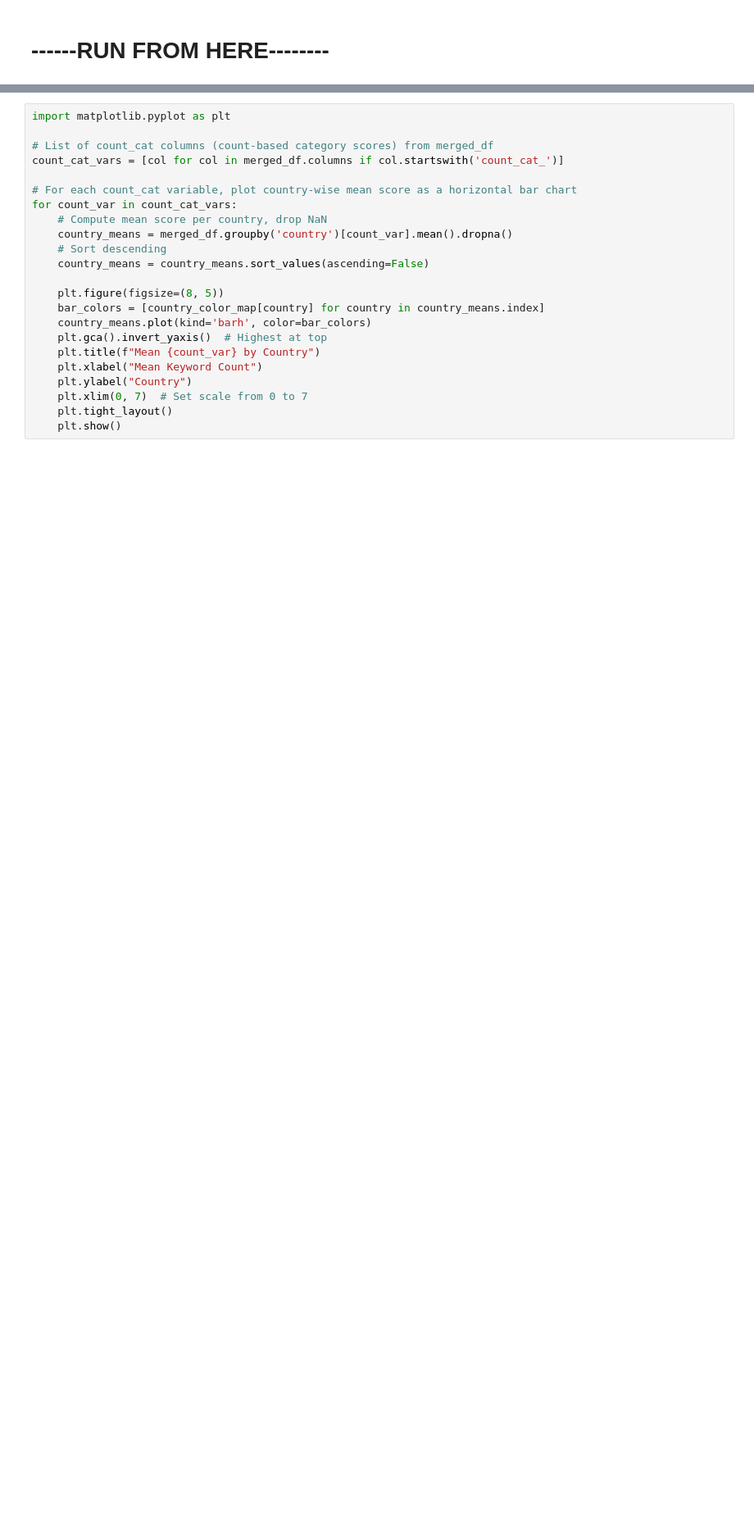
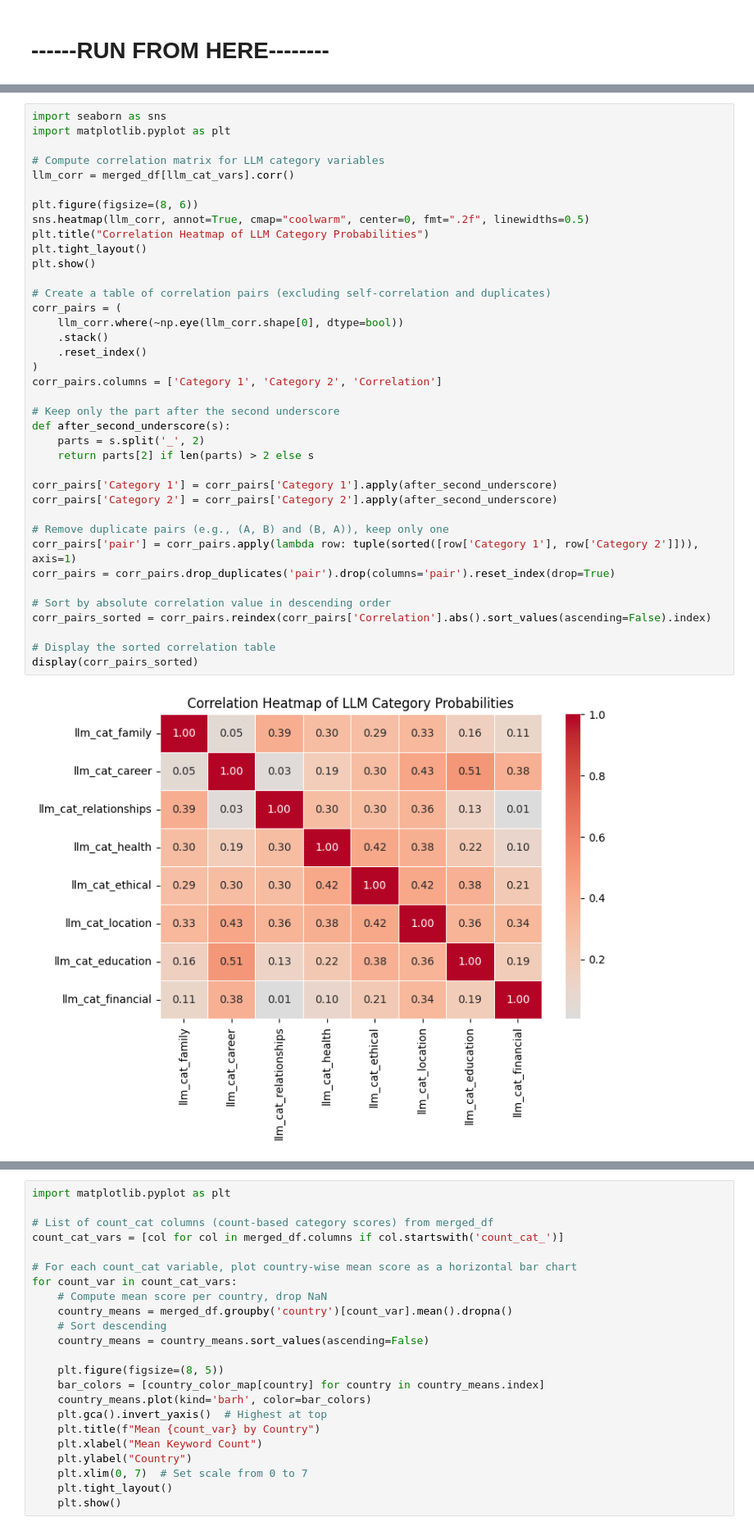
Before and after one commit to vvader24/WJC, a Jupyter notebook: Vinita/Study1_final.ipynb, the cells around one changed output, grey strips where cells are left out. Shown at 82% size. Saved outputs shown, nothing was run; the diff lists cells and outputs as text; blank space fills up the shorter version.

```diff
--- a/Vinita/Study1_final.ipynb
+++ b/Vinita/Study1_final.ipynb
@@ -492,0 +535,40 @@ for cat_var in llm_cat_vars:
+# %%
+import seaborn as sns
+import matplotlib.pyplot as plt
+
+# Compute correlation matrix for LLM category variables
+llm_corr = merged_df[llm_cat_vars].corr()
+
+plt.figure(figsize=(8, 6))
+sns.heatmap(llm_corr, annot=True, cmap="coolwarm", center=0, fmt=".2f", linewidths=0.5)
+plt.title("Correlation Heatmap of LLM Category Probabilities")
+plt.tight_layout()
+plt.show()
+
+# Create a table of correlation pairs (excluding self-correlation and duplicates)
+corr_pairs = (
+    llm_corr.where(~np.eye(llm_corr.shape[0], dtype=bool))
+    .stack()
+    .reset_index()
+)
+corr_pairs.columns = ['Category 1', 'Category 2', 'Correlation']
+
+# Keep only the part after the second underscore
+def after_second_underscore(s):
+    parts = s.split('_', 2)
+    return parts[2] if len(parts) > 2 else s
+
+corr_pairs['Category 1'] = corr_pairs['Category 1'].apply(after_second_underscore)
+corr_pairs['Category 2'] = corr_pairs['Category 2'].apply(after_second_underscore)
+
+# Remove duplicate pairs (e.g., (A, B) and (B, A)), keep only one
+corr_pairs['pair'] = corr_pairs.apply(lambda row: tuple(sorted([row['Category 1'], row['Category 2']])), axis=1)
+corr_pairs = corr_pairs.drop_duplicates('pair').drop(columns='pair').reset_index(drop=True)
+
+# Sort by absolute correlation value in descending order
+corr_pairs_sorted = corr_pairs.reindex(corr_pairs['Correlation'].abs().sort_values(ascending=False).index)
+
+# Display the sorted correlation table
+display(corr_pairs_sorted)
+# %% [output]
+[figure, added]
```
Also changed, not shown: parts of 19 cells of this notebook.
